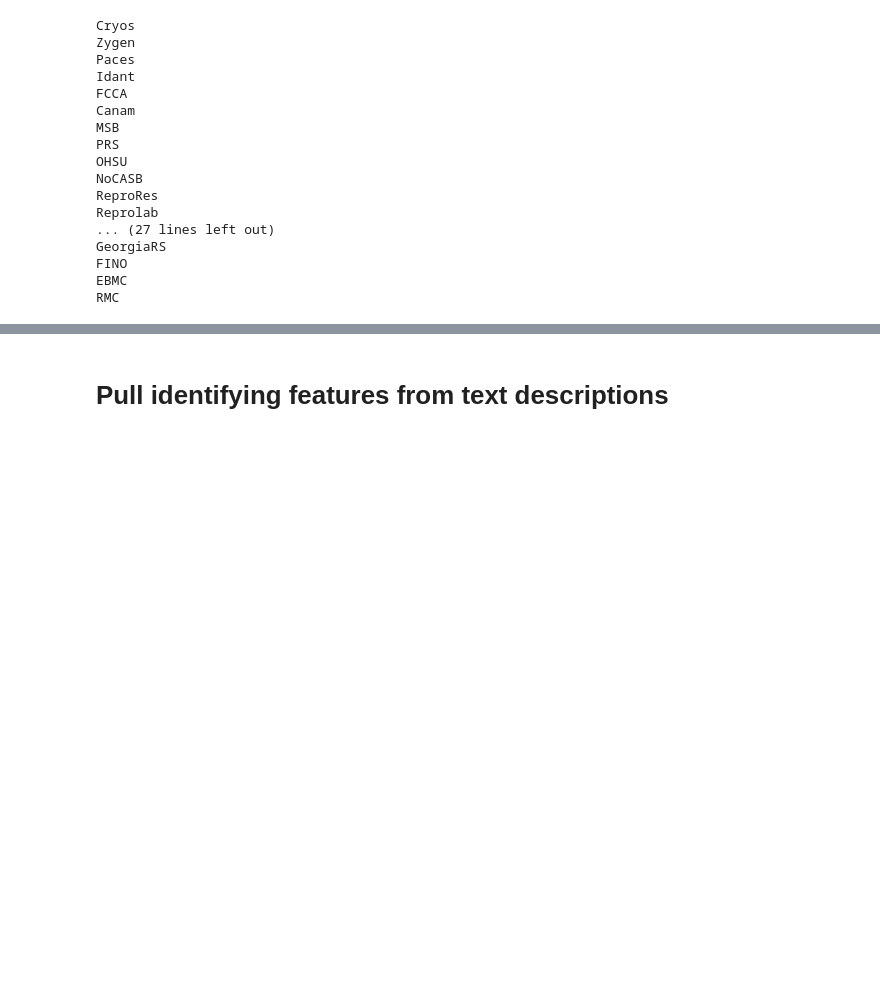
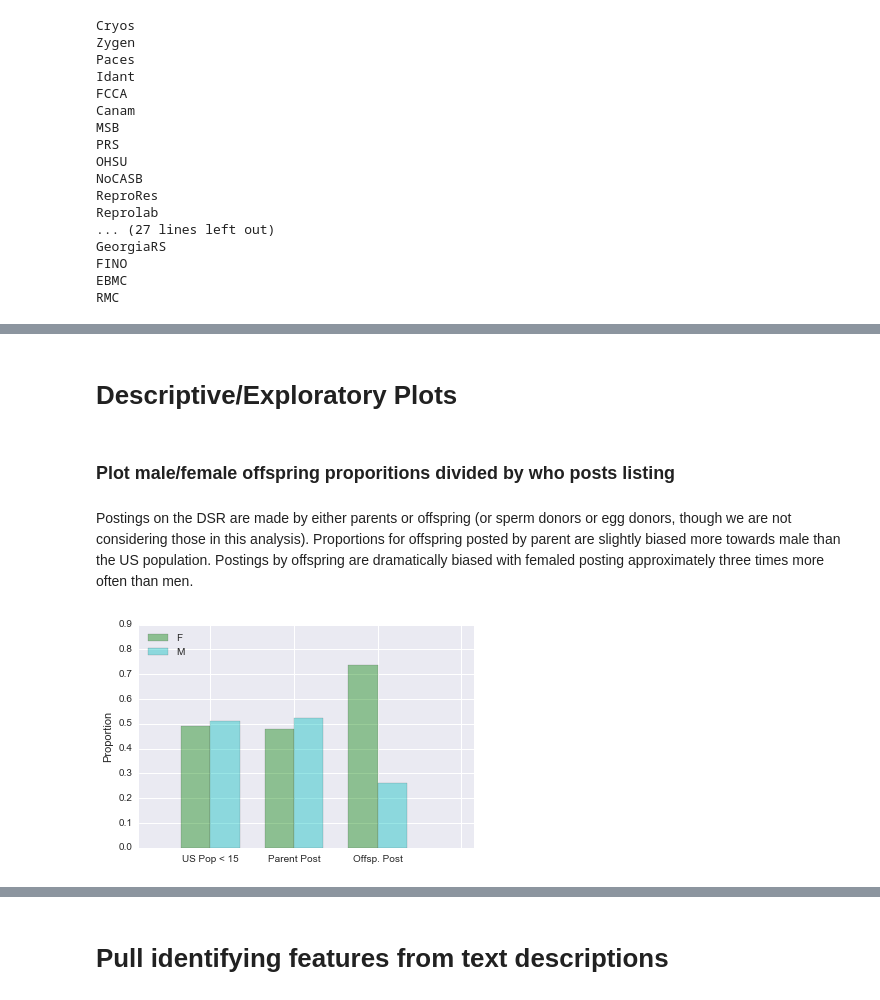
Before and after one commit to nathanvc/SuperDonor_dev, a Jupyter notebook: DSR_Insight/DSR_analysisexample_superdonor.ipynb, the cells around one changed output, grey strips where cells are left out. Drawn from its saved outputs; the diff is of its cells as text; code cells hidden in the pictures; blank space fills up the shorter version.

Commit message:
Add exploratory plots to notebook

```diff
--- a/DSR_Insight/DSR_analysisexample_superdonor.ipynb
+++ b/DSR_Insight/DSR_analysisexample_superdonor.ipynb
@@ -99,3 +86,41 @@ with warnings.catch_warnings():
 # Pull fields that indicate some physical features (Weight, BloodType, Eye color),
 # some race/religion info (African or Black, Latino, Jewish)
 DescList = rf.desc_split(Counts, banklist)
+# %% [markdown]
+# Descriptive/Exploratory Plots
+# %% [markdown]
+### Plot male/female offspring proporitions divided by who posts listing
+# %% [markdown]
+Postings on the DSR are made by either parents or offspring (or sperm donors or egg donors, though we are not considering those in this analysis). Proportions for offspring posted by parent are slightly biased more towards male than the US population. Postings by offspring are dramatically biased with femaled posting approximately three times more often than men.
+# %%
+# ticklabels and locations for plotting
+ticklab = banklist[:]
+ticklab.append('Total')
+index = np.arange(len(ticklab))
+# %%
+# -----------
+# OFFSPRING SEX ANALYSIS
+# -----------
+# Generate structure with Female/Male Counts
+# Output organized by who posted the offspring
+# (Offspring, Parent, Egg or Sperm donor)
+FM_Counts = rf.FM_Counts(AllBanks, banklist, Counts)
+# %%
+plt.figure()
+index_red=np.arange(0,3)
+JoinBar={}
+JoinBar['F_;rop']=[]
+JoinBar['M_prop']=[]
+ticklab_red=['US Pop < 15', 'Parent Post', 'Offsp. Post']
+JoinBar['F_prop']=[1/(1+1.04), FM_Counts['Parent']['F_prop'][-1], FM_Counts['Offspring']['F_prop'][-1]]
+JoinBar['M_prop']=[1.04/(1+1.04), FM_Counts['Parent']['M_prop'][-1], FM_Counts['Offspring']['M_prop'][-1]]
+plt.bar(index_red, JoinBar['F_prop'], bar_width, alpha=opacity, color='g')
+plt.bar(index_red+bar_width, JoinBar['M_prop'], bar_width, alpha=opacity, color='c')
+plt.xticks(index + bar_width, ticklab_red)
+plt.ylabel('Proportion')
+plt.ylim(0, 0.9)
+plt.xlim(-0.5,3.5)
+plt.legend(('F', 'M'), loc=2)
+plt.show()
+# %% [output]
+[figure, added]
```
Also changed, not shown: parts of 11 cells of this notebook.
